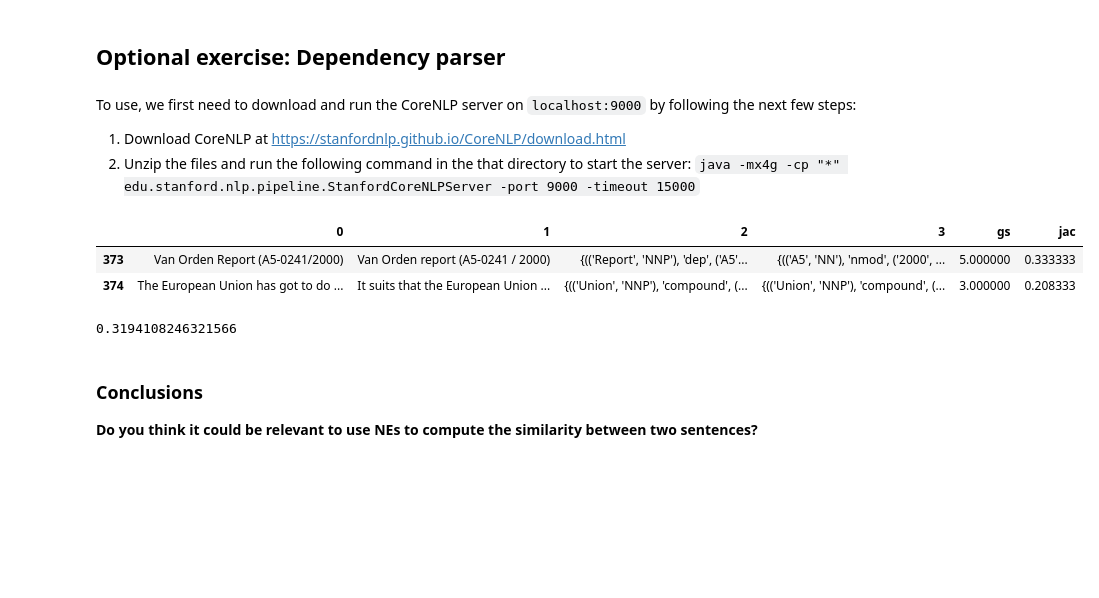
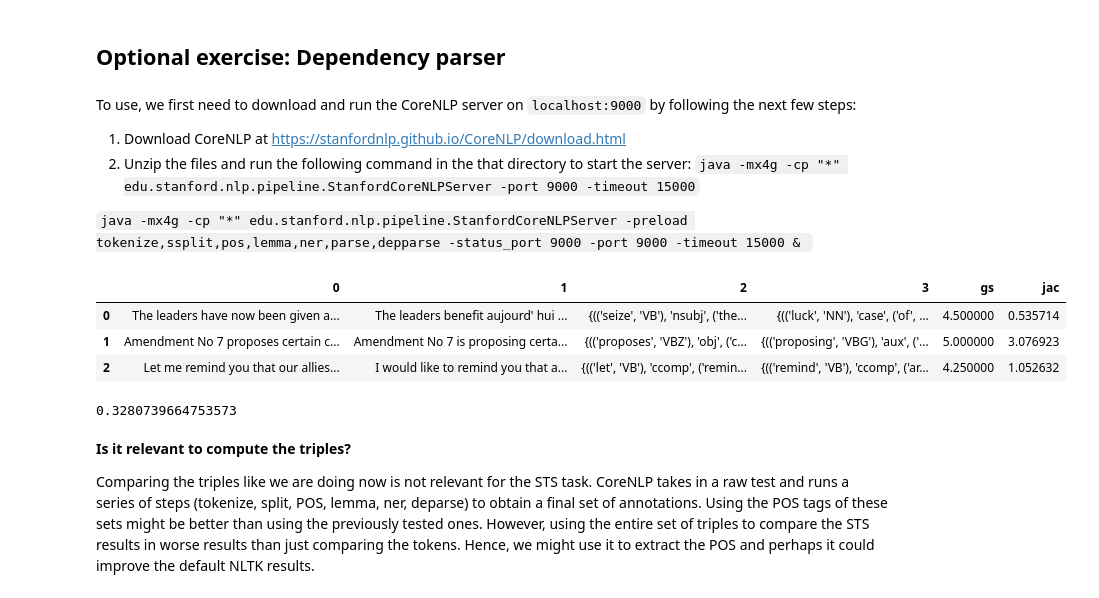
Before and after one commit to clararivadulla/MAI-IHLT-2022-23, a Jupyter notebook: LAB 8/lab8_BenjamiParellada_ClaraRivadulla.ipynb, the cells around one changed output. Cells and saved outputs as stored; diff of their text form; code cells hidden in the pictures; blank space fills up the shorter version.

```diff
--- a/LAB 8/lab8_BenjamiParellada_ClaraRivadulla.ipynb
+++ b/LAB 8/lab8_BenjamiParellada_ClaraRivadulla.ipynb
@@ -194,6 +196,8 @@ To use, we first need to download and run the CoreNLP server on `localhost:9000`
 
 1. Download CoreNLP at https://stanfordnlp.github.io/CoreNLP/download.html
 2. Unzip the files and run the following command in the that directory to start the server: `java -mx4g -cp "*" edu.stanford.nlp.pipeline.StanfordCoreNLPServer -port 9000 -timeout 15000`
+
+`java -mx4g -cp "*" edu.stanford.nlp.pipeline.StanfordCoreNLPServer -preload tokenize,ssplit,pos,lemma,ner,parse,depparse -status_port 9000 -port 9000 -timeout 15000 & `
 # %%
 parser = CoreNLPDependencyParser(url='http://localhost:9000/')
 # %%
@@ -211,26 +215,32 @@ def data_reader(function_preprocess):
     dt['jac'] = dt.apply(lambda row: apply_jaccard_distance(row[2], row[3]), axis = 1)
     return dt
 # %%
+stopw = set(nltk.corpus.stopwords.words('english')) # english stopwords
+
+
 def apply_CoreNLDPependencyParser(sentence):
     parse, = parser.raw_parse(sentence)
     triples = []
     for governor, dep, dependent in parse.triples():
-        triples.append((governor, dep, dependent))
+        if dep == 'punct' or governor[0].lower() in stopw:
+            continue
+        triples.append(( (governor[0].lower(), governor[1]), dep, (dependent[0].lower(), dependent[1])))
     return set(triples)
 # %%
 dt = data_reader(apply_CoreNLDPependencyParser)
 # %%
-styler = dt.iloc[[373, 374]].style.set_table_attributes("style='display:inline'")
+styler = dt.head(3).style.set_table_attributes("style='display:inline'")
 display_html(styler._repr_html_(), raw=True)
 # %% [output]
 |  | 0 | 1 | 2 | 3 | gs | jac |
-| 373 | Van Orden Report (A5-0241/2000) | Van Orden report (A5-0241 / 2000) | {(('Report', 'NNP'), 'dep', ('A5'... | {(('A5', 'NN'), 'nmod', ('2000', ... | 5.000000 | 0.333333 |
-| 374 | The European Union has got to do ... | It suits that the European Union ... | {(('Union', 'NNP'), 'compound', (... | {(('Union', 'NNP'), 'compound', (... | 3.000000 | 0.208333 |
+| 0 | The leaders have now been given a... | The leaders benefit aujourd' hui ... | {(('seize', 'VB'), 'nsubj', ('the... | {(('luck', 'NN'), 'case', ('of', ... | 4.500000 | 0.535714 |
+| 1 | Amendment No 7 proposes certain c... | Amendment No 7 is proposing certa... | {(('proposes', 'VBZ'), 'obj', ('c... | {(('proposing', 'VBG'), 'aux', ('... | 5.000000 | 3.076923 |
+| 2 | Let me remind you that our allies... | I would like to remind you that a... | {(('let', 'VB'), 'ccomp', ('remin... | {(('remind', 'VB'), 'ccomp', ('ar... | 4.250000 | 1.052632 |
 # %%
 pearsonr(dt['gs'], dt['jac'])[0]
 # %% [output]
-0.3194108246321566
+0.3280739664753573
-# %% [markdown]
-### **Conclusions**
-
-**Do you think it could be relevant to use NEs to compute the similarity between two sentences?**
+# %% [markdown]
+**Is it relevant to compute the triples?**
+
+Comparing the triples like we are doing now is not relevant for the STS task. CoreNLP takes in a raw test and runs a series of steps (tokenize, split, POS, lemma, ner, deparse) to obtain a final set of annotations. Using the POS tags of these sets might be better than using the previously tested ones. However, using the entire set of triples to compare the STS results in worse results than just comparing the tokens. Hence, we might use it to extract the POS and perhaps it could improve the default NLTK results.
```
Also changed, not shown: parts of 22 cells of this notebook.
